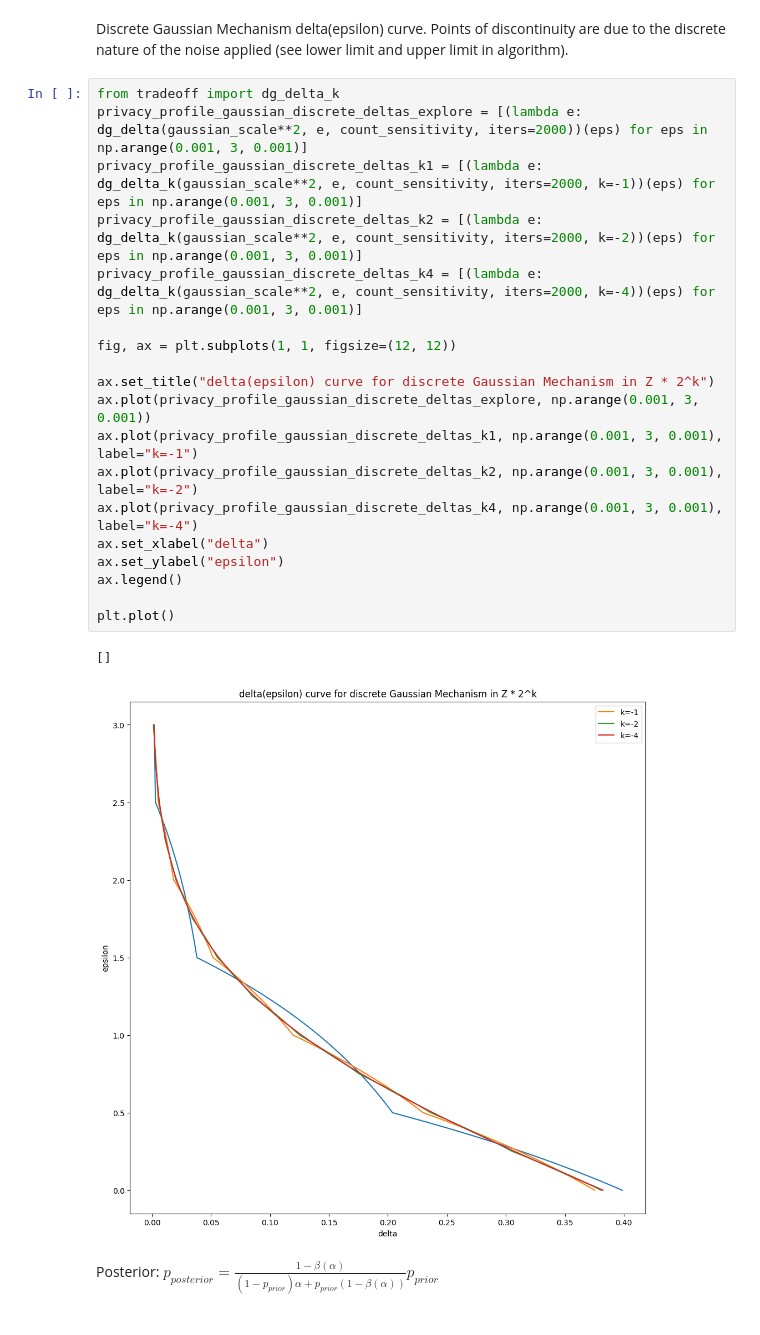
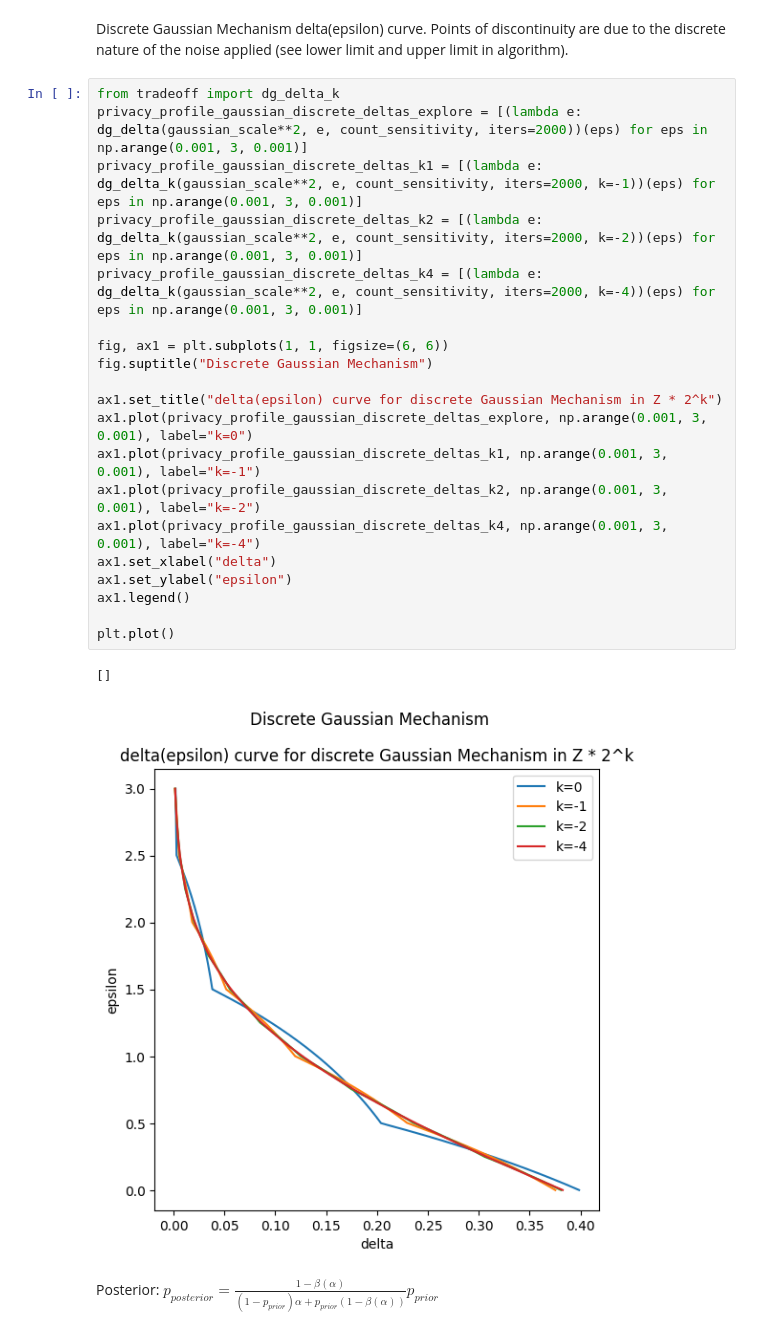
Before and after one commit to damienbfs/opendp-relative-risk, a Jupyter notebook: distances.ipynb, the cells around one changed output. Cells and saved outputs as stored; diff of their text form.

```diff
--- a/distances.ipynb
+++ b/distances.ipynb
@@ -181,24 +186,25 @@ Discrete Gaussian Mechanism delta(epsilon) curve. Points of discontinuity are du
 # %%
 from tradeoff import dg_delta_k
 privacy_profile_gaussian_discrete_deltas_explore = [(lambda e: dg_delta(gaussian_scale**2, e, count_sensitivity, iters=2000))(eps) for eps in np.arange(0.001, 3, 0.001)]
 privacy_profile_gaussian_discrete_deltas_k1 = [(lambda e: dg_delta_k(gaussian_scale**2, e, count_sensitivity, iters=2000, k=-1))(eps) for eps in np.arange(0.001, 3, 0.001)]
 privacy_profile_gaussian_discrete_deltas_k2 = [(lambda e: dg_delta_k(gaussian_scale**2, e, count_sensitivity, iters=2000, k=-2))(eps) for eps in np.arange(0.001, 3, 0.001)]
 privacy_profile_gaussian_discrete_deltas_k4 = [(lambda e: dg_delta_k(gaussian_scale**2, e, count_sensitivity, iters=2000, k=-4))(eps) for eps in np.arange(0.001, 3, 0.001)]
 
-fig, ax = plt.subplots(1, 1, figsize=(12, 12))
+fig, ax1 = plt.subplots(1, 1, figsize=(6, 6))
+fig.suptitle("Discrete Gaussian Mechanism")
 
-ax.set_title("delta(epsilon) curve for discrete Gaussian Mechanism in Z * 2^k")
-ax.plot(privacy_profile_gaussian_discrete_deltas_explore, np.arange(0.001, 3, 0.001))
-ax.plot(privacy_profile_gaussian_discrete_deltas_k1, np.arange(0.001, 3, 0.001), label="k=-1")
-ax.plot(privacy_profile_gaussian_discrete_deltas_k2, np.arange(0.001, 3, 0.001), label="k=-2")
-ax.plot(privacy_profile_gaussian_discrete_deltas_k4, np.arange(0.001, 3, 0.001), label="k=-4")
-ax.set_xlabel("delta")
-ax.set_ylabel("epsilon")
-ax.legend()
+ax1.set_title("delta(epsilon) curve for discrete Gaussian Mechanism in Z * 2^k")
+ax1.plot(privacy_profile_gaussian_discrete_deltas_explore, np.arange(0.001, 3, 0.001), label="k=0")
+ax1.plot(privacy_profile_gaussian_discrete_deltas_k1, np.arange(0.001, 3, 0.001), label="k=-1")
+ax1.plot(privacy_profile_gaussian_discrete_deltas_k2, np.arange(0.001, 3, 0.001), label="k=-2")
+ax1.plot(privacy_profile_gaussian_discrete_deltas_k4, np.arange(0.001, 3, 0.001), label="k=-4")
+ax1.set_xlabel("delta")
+ax1.set_ylabel("epsilon")
+ax1.legend()
 
 plt.plot()
 # %% [output]
 []
-[figure, old version]
+[figure, new version]
 # %% [markdown]
 Posterior: $p_{posterior} = \frac{1 - \beta(\alpha)}{(1-p_{prior})\alpha + p_{prior}(1 - \beta(\alpha))}p_{prior}$
```
Also changed, not shown: parts of 12 cells of this notebook, 1 other file.
